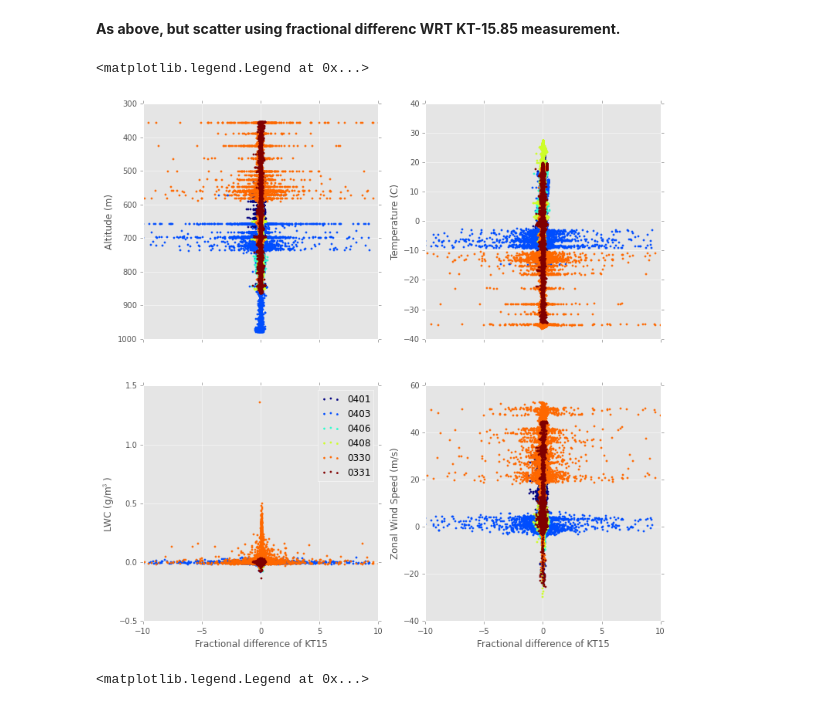
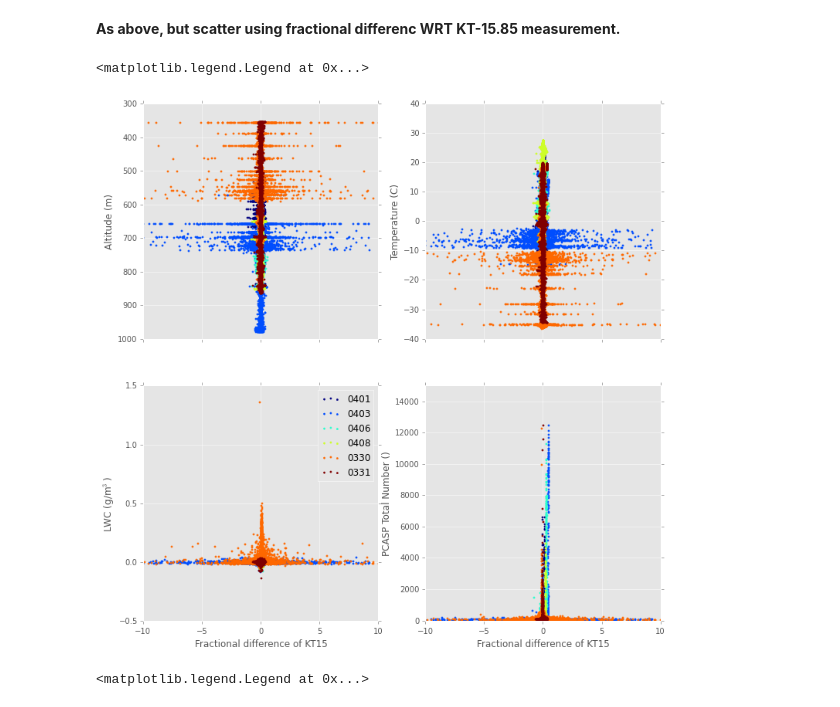
Before and after one commit to dplumme1/uwkingair, a Jupyter notebook: instruments/ir_radiometric_compare.ipynb, the cells around one changed output. Saved outputs shown, nothing was run; the diff lists cells and outputs as text; code cells hidden in the pictures.

```diff
--- a/instruments/ir_radiometric_compare.ipynb
+++ b/instruments/ir_radiometric_compare.ipynb
@@ -65,11 +67,12 @@ name_map = {
     'co2_conc': 'co21s',
     'h2o_conc': 'h2o1s',
     # Aerosol
-#    'pcasp_num': 'AS200_OBR',
-#    'pcasp_conc': 'CS200_OBR',
-#    'pcasp_mean_diam': 'DBARP_OBR',
-#    'pcasp_surf_area_conc': 'PSFCP_OBR',
-#    'pcasp_vol_conc': 'PVOLP_OBR',
+    'pcasp_num': 'AS200_OBR',
+    'pcasp_conc': 'CS200_OBR',
+    'pcasp_mean_diam': 'DBARP_OBR',
+    'pcasp_surf_area_conc': 'PSFCP_OBR',
+    'pcasp_vol_conc': 'PVOLP_OBR',
+    'pcasp_num_conc': 'CONCP_OBR',
     # Cloud Physics
     'conc_cpc': 'cpc_conc',
     # Miscellaneous
@@ -295,22 +325,0 @@ ax.legend(loc='lower right')
-# %%
-plt.style.use('ggplot')
-fig, ((ax1, ax2), (ax3, ax4)) = plt.subplots(2, 2, figsize=(12,12), sharex=True)
-
-colors = mcm.get_cmap()(np.linspace(0, 1, len(flights1Hz.keys())))
-for day, c in zip(flights1Hz.keys(), colors):
-    ax1.scatter(flights1Hz[day]['ktdiff15-19']['data'], flights1Hz[day]['pressure']['data'], color=c,
-               marker='.', edgecolors='face', label=day)
-    ax2.scatter(flights1Hz[day]['ktdiff15-19']['data'], flights1Hz[day]['temperature']['data'], color=c,
-               marker='.', edgecolors='face', label=day)
-    ax3.scatter(flights1Hz[day]['ktdiff15-19']['data'], flights1Hz[day]['lwc']['data'], color=c,
-               marker='.', edgecolors='face', label=day)
-    ax4.scatter(flights1Hz[day]['ktdiff15-19']['data'], flights1Hz[day]['Uwind']['data'], color=c,
-               marker='.', edgecolors='face', label=day)
-ax3.set_xlabel("KT Difference (C)")
-ax1.set_ylabel("Pressure (mb)")
-ax1.set_ylim(bottom=1000., top=300.)
-ax2.set_ylabel("Temperature (C)")
-ax3.set_ylabel(r"LWC (g/m$^3$)")
-ax4.set_xlabel("KT Difference (C)")
-ax4.set_ylabel("Zonal Wind Speed (m/s)")
-ax3.legend(loc='upper right')
@@ -350,29 +354,30 @@ ax4.legend(loc='lower right')
 # %%
 plt.style.use('ggplot')
 fig, ((ax1, ax2), (ax3, ax4)) = plt.subplots(2, 2, figsize=(12,12), sharex=True)
 
 colors = mcm.get_cmap()(np.linspace(0, 1, len(flights1Hz.keys())))
 for day, c in zip(flights1Hz.keys(), colors):
     ax1.scatter(flights1Hz[day]['ktfrac15']['data'], flights1Hz[day]['pressure']['data'], color=c,
                marker='.', edgecolors='face', label=day)
     ax2.scatter(flights1Hz[day]['ktfrac15']['data'], flights1Hz[day]['temperature']['data'], color=c,
                marker='.', edgecolors='face', label=day)
     ax3.scatter(flights1Hz[day]['ktfrac15']['data'], flights1Hz[day]['lwc']['data'], color=c,
                marker='.', edgecolors='face', label=day)
-    ax4.scatter(flights1Hz[day]['ktfrac15']['data'], flights1Hz[day]['Uwind']['data'], color=c,
+    ax4.scatter(flights1Hz[day]['ktfrac15']['data'], flights1Hz[day]['pcasp_num_conc']['data'], color=c,
                marker='.', edgecolors='face', label=day)
 ax3.set_xlabel("Fractional difference of KT15")
 ax4.set_xlabel("Fractional difference of KT15")
 ax1.set_ylabel("Altitude (m)")
 ax1.set_ylim(bottom=1000., top=300.)
 ax1.set_xlim(left=-10, right=10)
 ax2.set_ylabel("Temperature (C)")
 ax3.set_ylabel(r"LWC (g/m$^3$)")
-ax4.set_ylabel("Zonal Wind Speed (m/s)")
+ax4.set_ylabel("PCASP Total Number ()")
+ax4.set_ylim(bottom=-10., top=15000.)
 ax3.legend(loc='upper right')
 # %% [output]
 <matplotlib.legend.Legend at 0x...>
-[figure, old version]
+[figure, new version]
 # %%
 plt.style.use('ggplot')
 fig, ((ax1, ax2), (ax3, ax4)) = plt.subplots(2, 2, figsize=(12,12), sharex=True)
```
Also changed, not shown: parts of 18 cells of this notebook.
